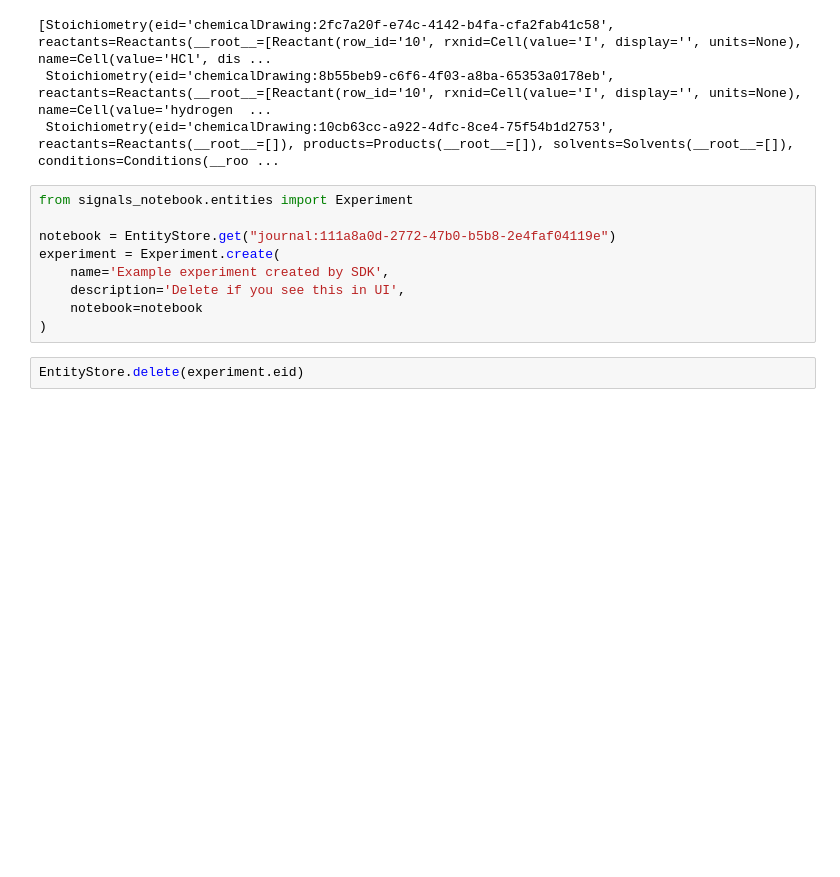
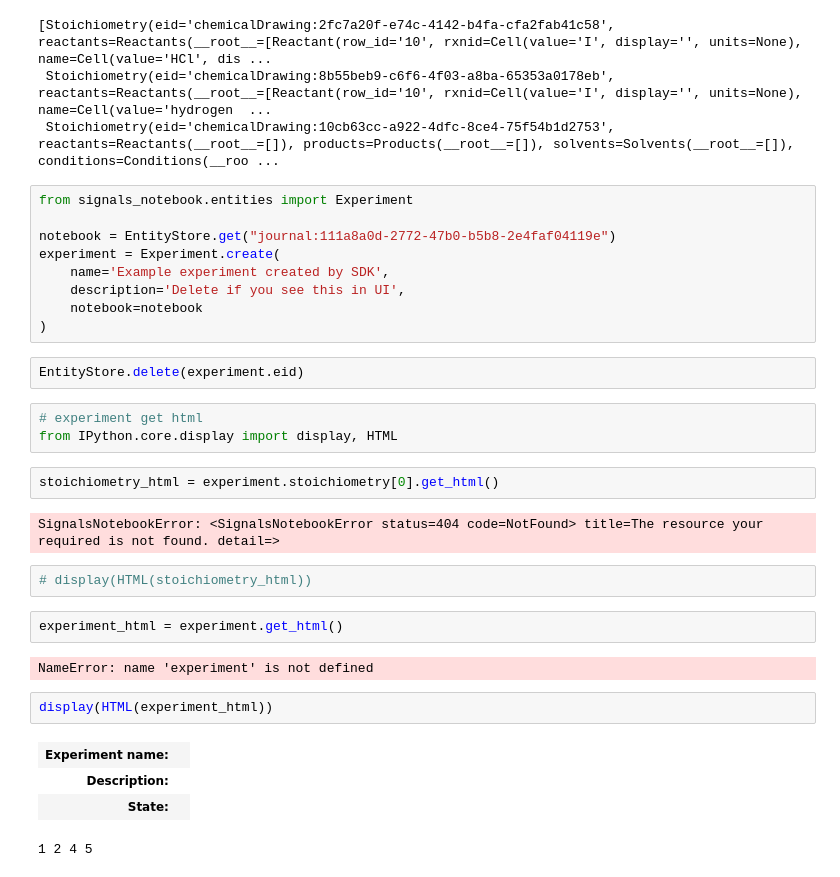
Before and after one commit to quantori/quantori-pesn-python-sdk, a Jupyter notebook: examples/Experiment.ipynb, the cells around one changed output. Saved outputs shown, nothing was run; the diff lists cells and outputs as text; blank space fills up the shorter version.

Commit message:
MVP of get_html for experiment

```diff
--- a/examples/Experiment.ipynb
+++ b/examples/Experiment.ipynb
@@ -50,3 +48,23 @@ experiment = Experiment.create(
 )
 # %%
 EntityStore.delete(experiment.eid)
+# %%
+# experiment get html
+from IPython.core.display import display, HTML
+# %%
+stoichiometry_html = experiment.stoichiometry[0].get_html()
+# %% [output]
+SignalsNotebookError: <SignalsNotebookError status=404 code=NotFound> title=The resource your required is not found. detail=>
+# %%
+# display(HTML(stoichiometry_html))
+# %%
+experiment_html = experiment.get_html()
+# %% [output]
+NameError: name 'experiment' is not defined
+# %%
+display(HTML(experiment_html))
+# %% [output]
+| Experiment name: |  |
+| Description: |  |
+| State: |  |
+1 2 4 5
```
Also changed, not shown: parts of 3 cells of this notebook, 5 other files.
